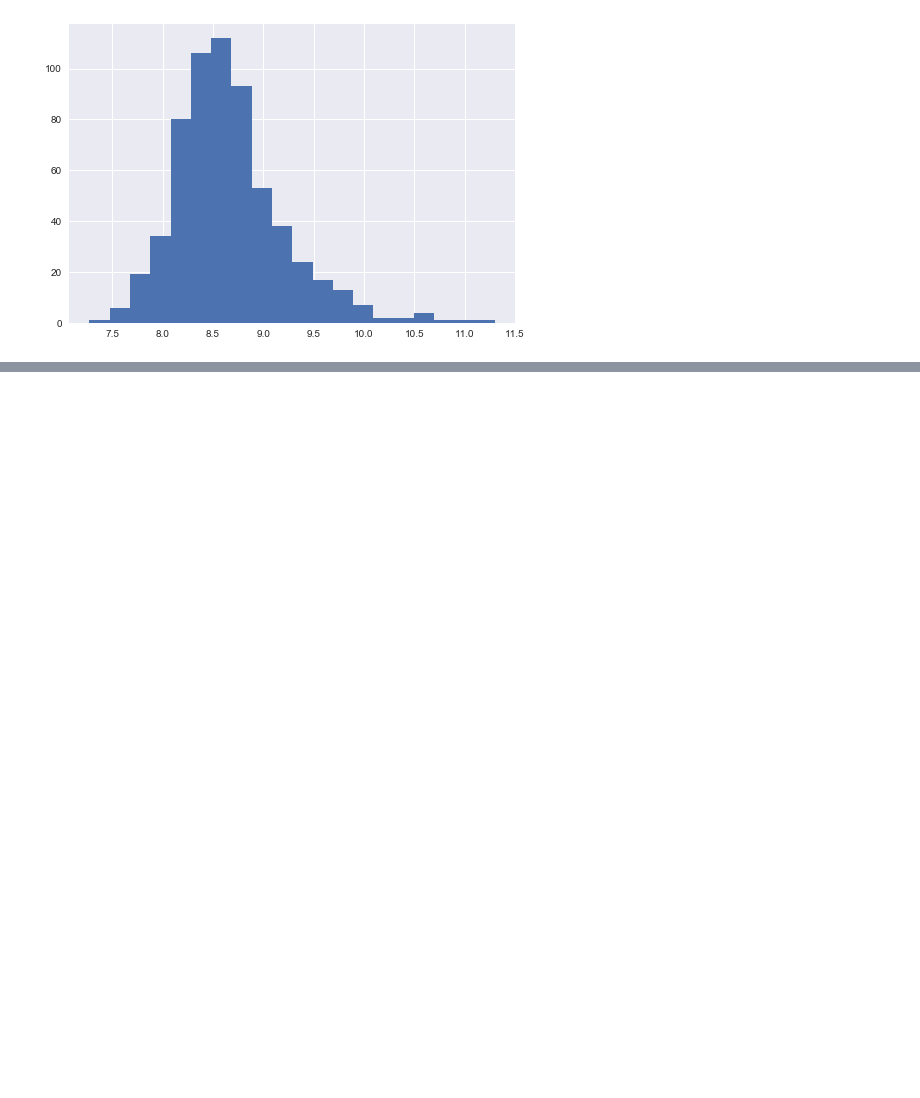
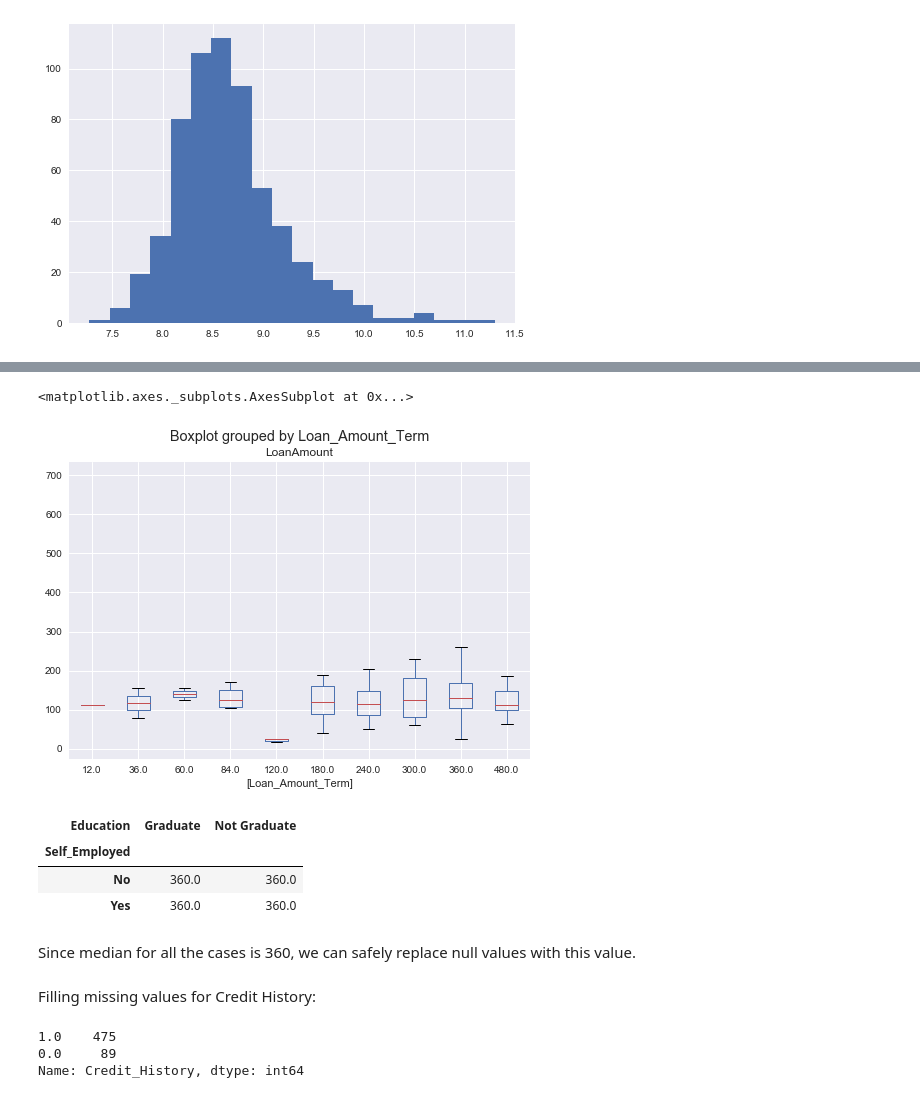
Before and after one commit to Prashant-mahajan/Loan-Prediction, a Jupyter notebook: Loan_Prediction.ipynb, the cells around one changed output, grey strips where cells are left out. Drawn from its saved outputs; the diff is of its cells as text; code cells hidden in the pictures; blank space fills up the shorter version.

Commit message:
All values filled

```diff
--- a/Loan_Prediction.ipynb
+++ b/Loan_Prediction.ipynb
@@ -215,0 +229,5 @@ df['TotalIncome_log'].hist(bins=20)
+# %%
+df['Gender'].fillna('Male',inplace=True)
+# %%
+# Dependents column
+df['Dependents'].fillna('0',inplace=True)
@@ -215,0 +236,4 @@ df['TotalIncome_log'].hist(bins=20)
+# %%
+# Filling null values of Married
+df['Married'].fillna('Yes', inplace=True)
+df['Married'].value_counts()
@@ -215,0 +262,15 @@ df['TotalIncome_log'].hist(bins=20)
+# %%
+df.boxplot(column='LoanAmount', by=['Loan_Amount_Term'])
+# %% [output]
+<matplotlib.axes._subplots.AxesSubplot at 0x...>
+[figure, added]
+# %%
+table2 = df.pivot_table(values='Loan_Amount_Term', index='Self_Employed', columns='Education', aggfunc=np.median)
+table2
+# %% [output]
+| Education | Graduate | Not Graduate |
+| Self_Employed |  |  |
+| No | 360.0 | 360.0 |
+| Yes | 360.0 | 360.0 |
+# %% [markdown]
+Since median for all the cases is 360, we can safely replace null values with this value.
@@ -215,0 +280,8 @@ df['TotalIncome_log'].hist(bins=20)
+# %% [markdown]
+Filling missing values for Credit History:
+# %%
+df['Credit_History'].value_counts()
+# %% [output]
+1.0    475
+0.0     89
+Name: Credit_History, dtype: int64
```
Also changed, not shown: parts of 11 cells of this notebook.
